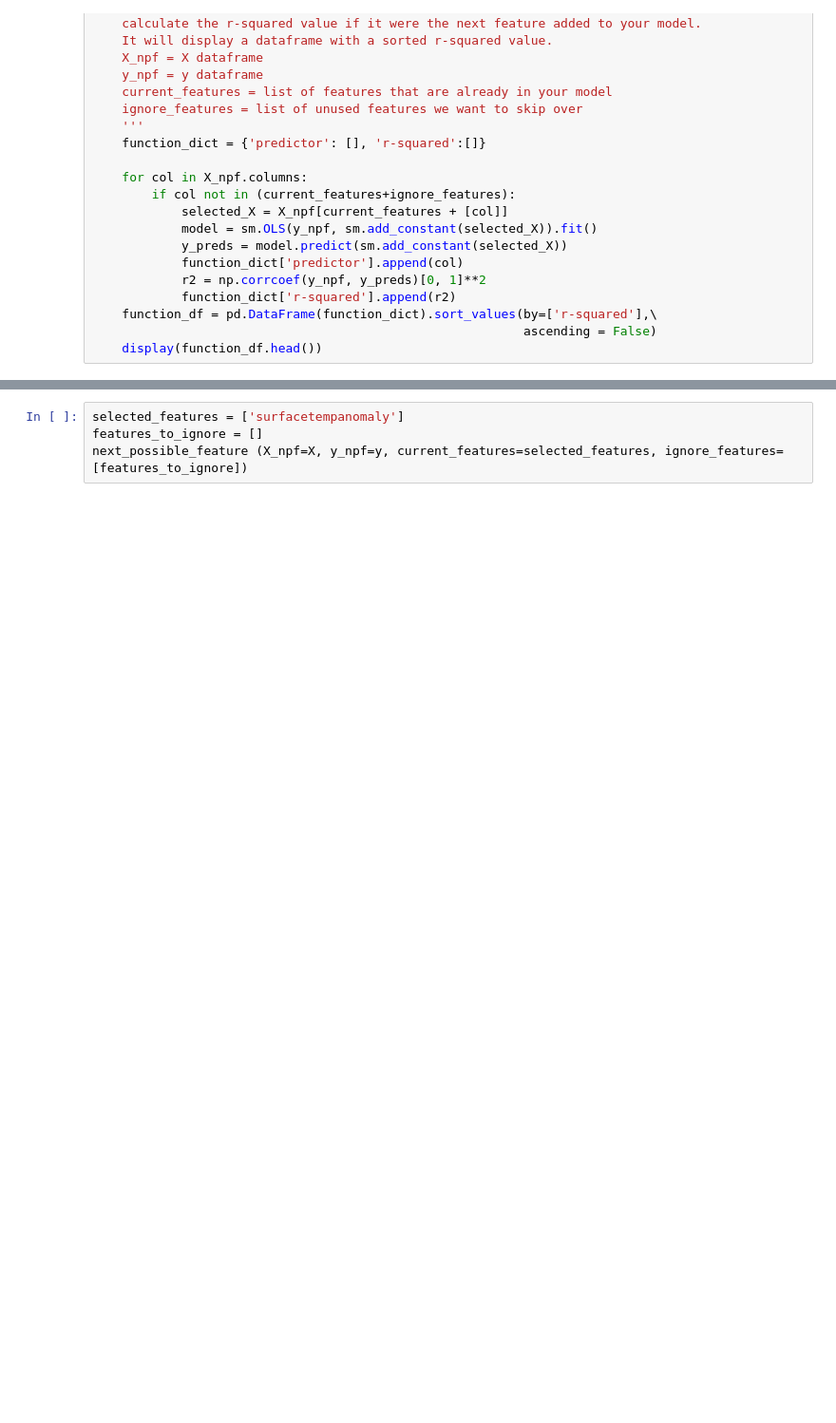
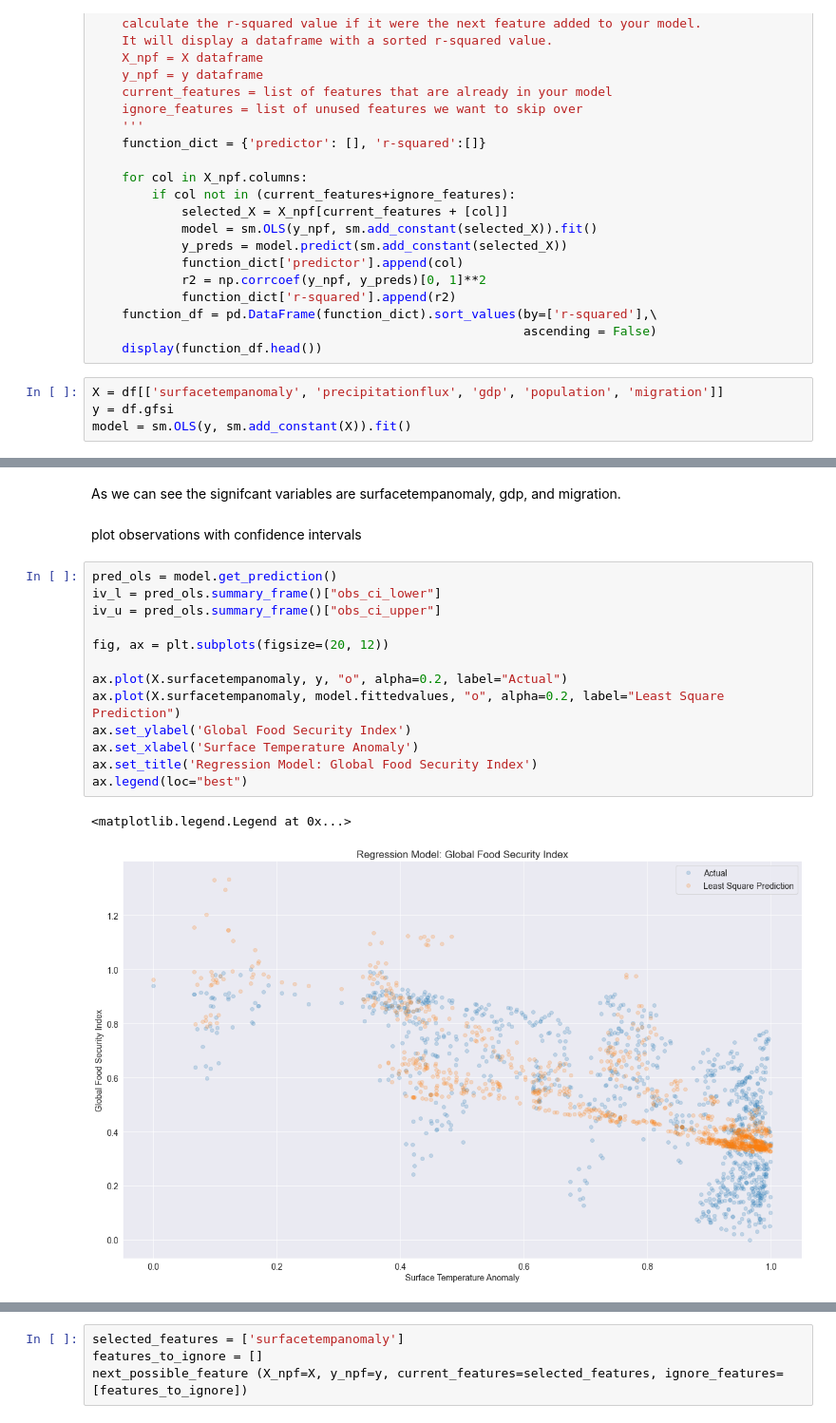
Before and after one commit to njmobley/DSKUS_Team2, a Jupyter notebook: regression.ipynb, the cells around one changed output, grey strips where cells are left out. Shown at 95% size. Drawn from its saved outputs; the diff is of its cells as text; blank space fills up the shorter version.

```diff
--- a/regression.ipynb
+++ b/regression.ipynb
@@ -147,3 +141,7 @@ def next_possible_feature (X_npf, y_npf, current_features, ignore_features=[]):
     function_df = pd.DataFrame(function_dict).sort_values(by=['r-squared'],\
                                                           ascending = False)
     display(function_df.head())
+# %%
+X = df[['surfacetempanomaly', 'precipitationflux', 'gdp', 'population', 'migration']]
+y = df.gfsi
+model = sm.OLS(y, sm.add_constant(X)).fit()
@@ -149,0 +174,20 @@ def next_possible_feature (X_npf, y_npf, current_features, ignore_features=[]):
+# %% [markdown]
+As we can see the signifcant variables are surfacetempanomaly, gdp, and migration.
+# %% [markdown]
+plot observations with confidence intervals
+# %%
+pred_ols = model.get_prediction()
+iv_l = pred_ols.summary_frame()["obs_ci_lower"]
+iv_u = pred_ols.summary_frame()["obs_ci_upper"]
+
+fig, ax = plt.subplots(figsize=(20, 12))
+
+ax.plot(X.surfacetempanomaly, y, "o", alpha=0.2, label="Actual")
+ax.plot(X.surfacetempanomaly, model.fittedvalues, "o", alpha=0.2, label="Least Square Prediction")
+ax.set_ylabel('Global Food Security Index')
+ax.set_xlabel('Surface Temperature Anomaly')
+ax.set_title('Regression Model: Global Food Security Index')
+ax.legend(loc="best")
+# %% [output]
+<matplotlib.legend.Legend at 0x...>
+[figure, added]
```
Also changed, not shown: parts of 31 cells of this notebook, 2 other files.
